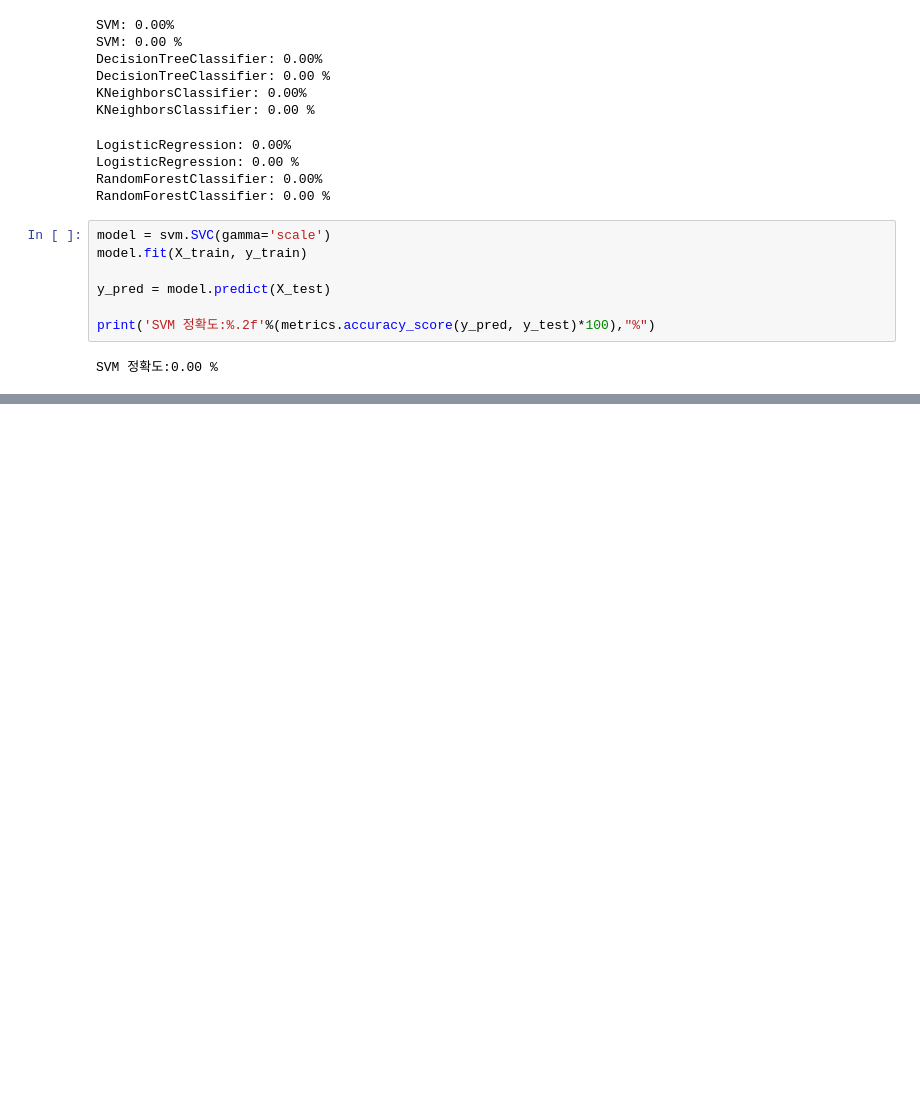
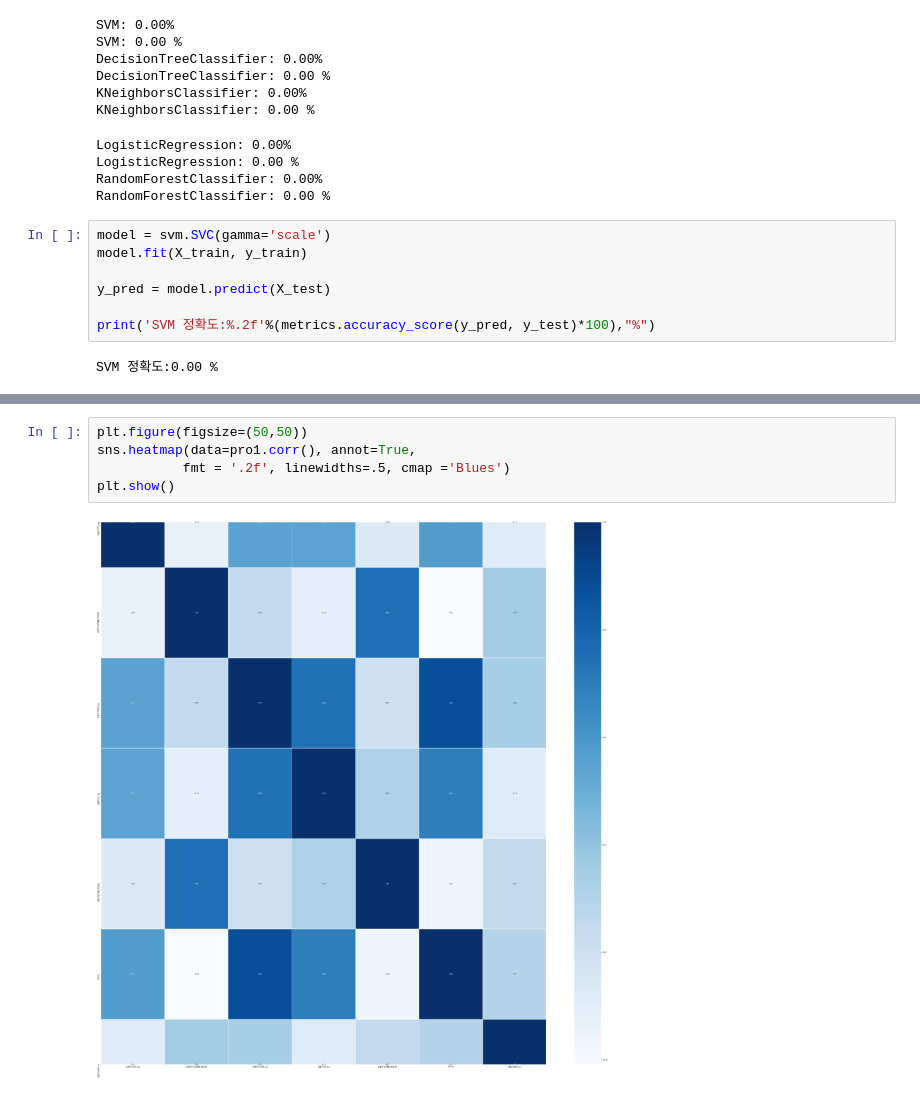
Before and after one commit to Joonyeong97/Python_study, a Jupyter notebook: Python/script/1_project/1_project2.ipynb, the cells around one changed output, grey strips where cells are left out. Cells and saved outputs as stored; diff of their text form; blank space fills up the shorter version.

```diff
--- a/Python/script/1_project/1_project2.ipynb
+++ b/Python/script/1_project/1_project2.ipynb
@@ -325,0 +655,7 @@ SVM 정확도:0.00 %
+# %%
+plt.figure(figsize=(50,50))
+sns.heatmap(data=pro1.corr(), annot=True,
+           fmt = '.2f', linewidths=.5, cmap ='Blues')
+plt.show()
+# %% [output]
+[figure, added]
```
Also changed, not shown: parts of 48 cells of this notebook, 11 other files.
